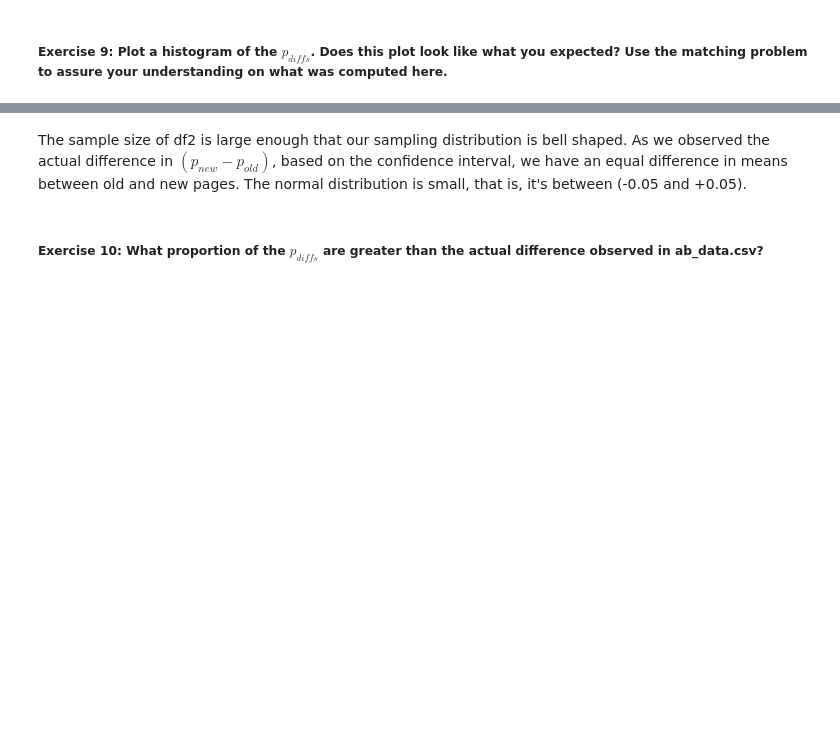
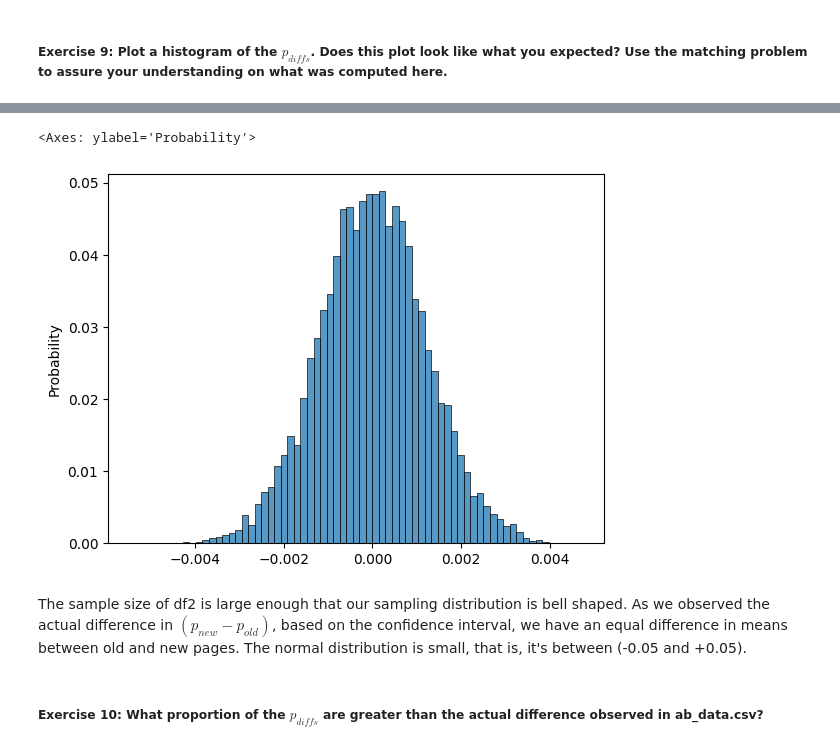
Before and after one commit to ayanagrawal1412/CDS_IISC, a Jupyter notebook: M1_MP1_NB_Hypothesis_Testing.ipynb, the cells around one changed output, grey strips where cells are left out. Drawn from its saved outputs; the diff is of its cells as text; code cells hidden in the pictures; blank space fills up the shorter version.

```diff
--- a/M1_MP1_NB_Hypothesis_Testing.ipynb
+++ b/M1_MP1_NB_Hypothesis_Testing.ipynb
@@ -201,0 +333,6 @@ For the rows where treatment is not aligned with new_page or control is not alig
+# %%
+# YOUR CODE HERE
+print("Based on the above group by, it can be seen that the mean of converted in control group and thus probability is 0.120386")
+control = aligned[aligned.group == 'control']
+control_convert = control.converted.mean()
+control_convert
@@ -205,0 +344,6 @@ For the rows where treatment is not aligned with new_page or control is not alig
+# %%
+# YOUR CODE HERE
+print("Based on the above group by, it can be seen that the mean of converted in treatment group and thus probability is 0.118808")
+treatment = aligned[aligned.group == 'treatment']
+treatment_convert = treatment.converted.mean()
+treatment_convert
@@ -262,0 +422,6 @@ So, basically **$p_{old}$ under the null** is the conversion rate for the old pa
+# %%
+# YOUR CODE HERE
+n_old = control.shape[0]
+n_new = treatment.shape[0]
+p_new = (n_old*control_convert + n_new*treatment_convert)/(n_old+n_new)
+print('p_new is:',p_new)
@@ -264,3 +431,5 @@ So, basically **$p_{old}$ under the null** is the conversion rate for the old pa
 ##### Exercise 2: What is the convert rate for $p_{old}$ under the null?
 # %%
 # YOUR CODE HERE
+p_old = p_new # as per the null hypothesis
+p_old
@@ -309,6 +516,10 @@ new_converted_simulation - old_converted_simulation
 # %%
 # save p_diffs for later use
 # YOUR CODE HERE
+sns.histplot((new_converted_simulation - old_converted_simulation),stat = 'probability')
+# %% [output]
+<Axes: ylabel='Probability'>
+[figure, added]
 # %% [markdown]
 The sample size of df2 is large enough that our sampling distribution is bell shaped. As we observed the actual difference in $(p_{new}-p_{old})$, based on the confidence interval, we have an equal difference in means between old and new pages. The normal distribution is small, that is, it's between (-0.05 and +0.05).
 # %% [markdown]
```
Also changed, not shown: parts of 57 cells of this notebook.
